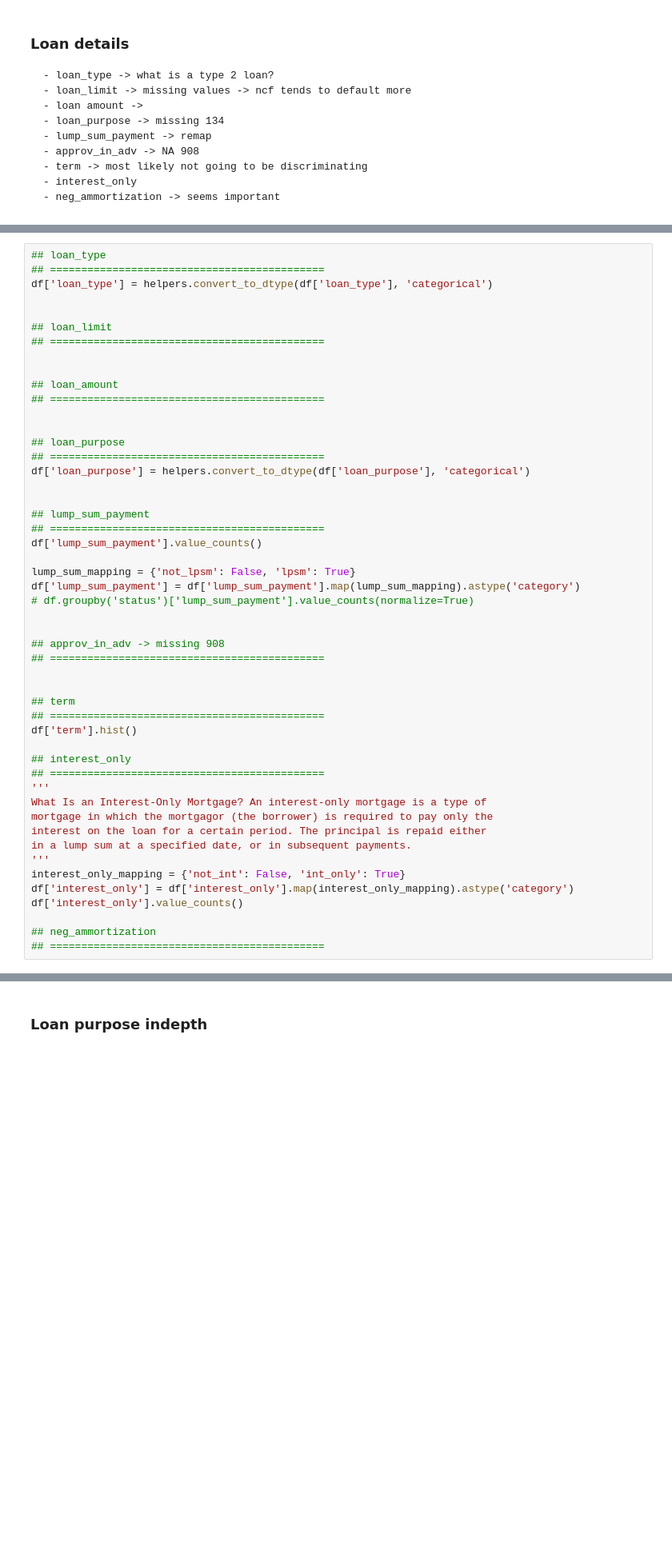
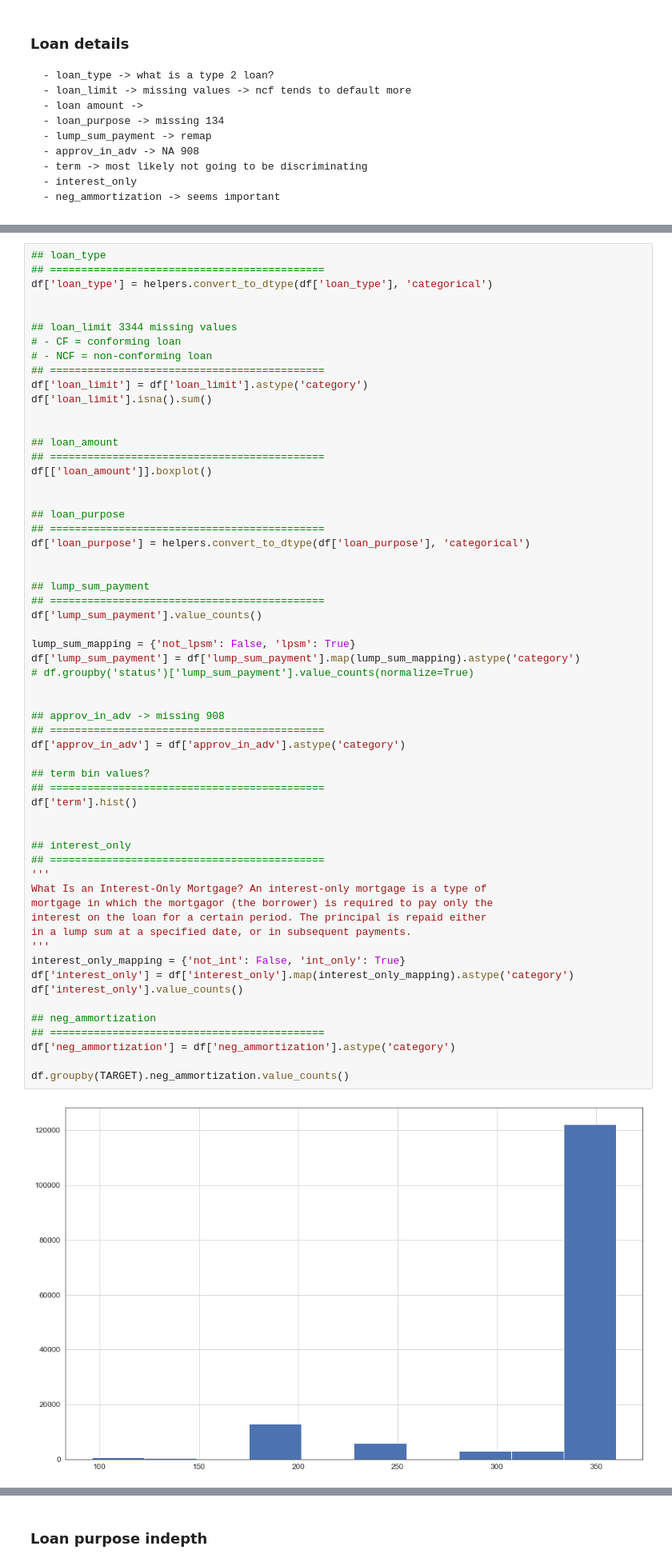
Before and after one commit to csanry/aml, a Jupyter notebook: notebooks/preprocessing.ipynb, the cells around one changed output, grey strips where cells are left out. Shown at 80% size. Cells and saved outputs as stored; diff of their text form; blank space fills up the shorter version.

```diff
--- a/notebooks/preprocessing.ipynb
+++ b/notebooks/preprocessing.ipynb
@@ -340,12 +342,17 @@ dtype('float64')
 df['loan_type'] = helpers.convert_to_dtype(df['loan_type'], 'categorical')
 
 
-## loan_limit
+## loan_limit 3344 missing values
+# - CF = conforming loan
+# - NCF = non-conforming loan
 ## ============================================
+df['loan_limit'] = df['loan_limit'].astype('category')
+df['loan_limit'].isna().sum()
 
 
 ## loan_amount
 ## ============================================
+df[['loan_amount']].boxplot()
 
 
 ## loan_purpose
@@ -355,32 +362,38 @@ df['loan_purpose'] = helpers.convert_to_dtype(df['loan_purpose'], 'categorical')
 
 ## lump_sum_payment
 ## ============================================
 df['lump_sum_payment'].value_counts()
 
 lump_sum_mapping = {'not_lpsm': False, 'lpsm': True}
 df['lump_sum_payment'] = df['lump_sum_payment'].map(lump_sum_mapping).astype('category')
 # df.groupby('status')['lump_sum_payment'].value_counts(normalize=True)
 
 
 ## approv_in_adv -> missing 908
 ## ============================================
+df['approv_in_adv'] = df['approv_in_adv'].astype('category')
 
-
-## term
+## term bin values?
 ## ============================================
 df['term'].hist()
+
 
 ## interest_only
 ## ============================================
 '''
 What Is an Interest-Only Mortgage? An interest-only mortgage is a type of
 mortgage in which the mortgagor (the borrower) is required to pay only the
 interest on the loan for a certain period. The principal is repaid either
 in a lump sum at a specified date, or in subsequent payments.
 '''
 interest_only_mapping = {'not_int': False, 'int_only': True}
 df['interest_only'] = df['interest_only'].map(interest_only_mapping).astype('category')
 df['interest_only'].value_counts()
 
 ## neg_ammortization
 ## ============================================
+df['neg_ammortization'] = df['neg_ammortization'].astype('category')
+
+df.groupby(TARGET).neg_ammortization.value_counts()
+# %% [output]
+[figure, added]
```
Also changed, not shown: parts of 24 cells of this notebook.
